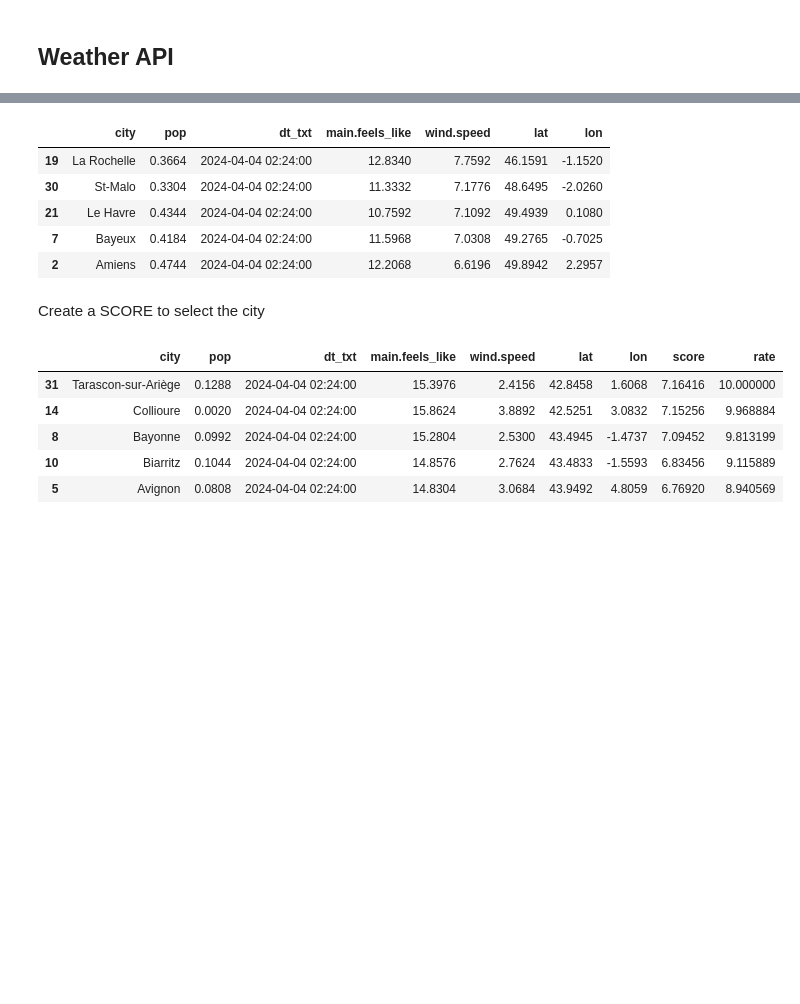
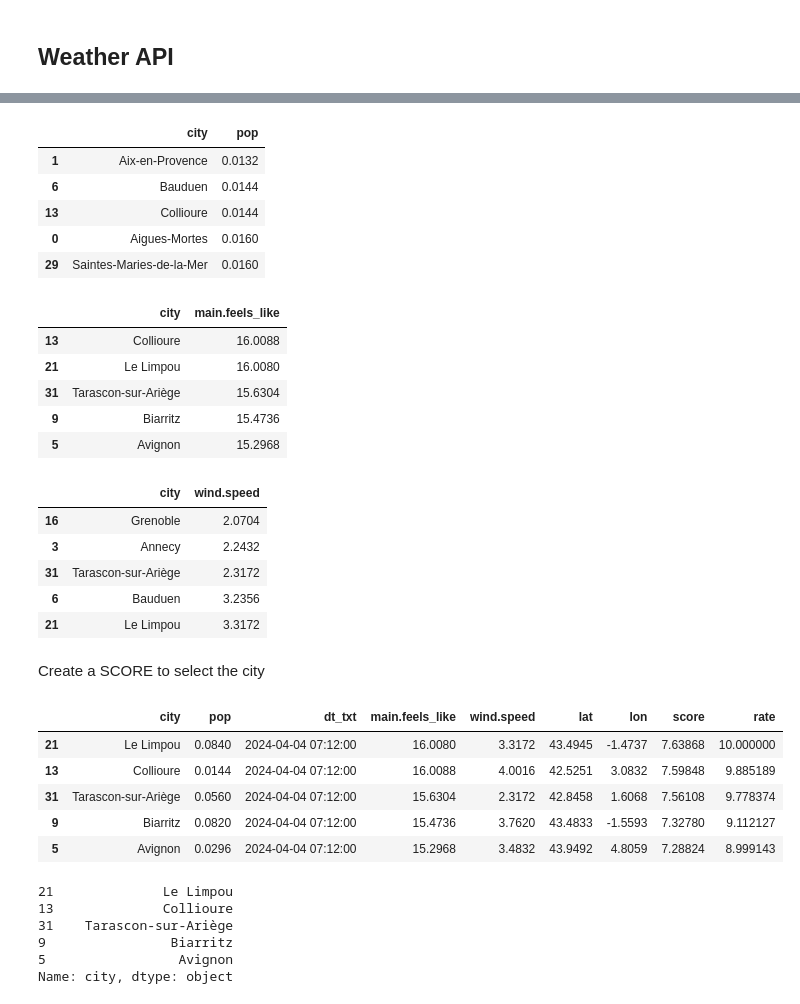
Before and after one commit to 2nzi/JEDHA-Projet-2-Kayak, a Jupyter notebook: API_city_weather.ipynb, the cells around one changed output, grey strips where cells are left out. Saved outputs shown, nothing was run; the diff lists cells and outputs as text; code cells hidden in the pictures; blank space fills up the shorter version.

```diff
--- a/API_city_weather.ipynb
+++ b/API_city_weather.ipynb
@@ -177,6 +92,5 @@ pd.json_normalize(pd.json_normalize(weather_cities)['list'][34])['weather'][0]
 # %%
-
-combined_df = pd.DataFrame()
+weather_datas = pd.DataFrame()
 
 for id, city in enumerate(pd.json_normalize(weather_cities)['city.name']):
 
@@ -185,10 +99,9 @@ for id, city in enumerate(pd.json_normalize(weather_cities)['city.name']):
     df3['lat'] = pd.json_normalize(weather_cities)["city.coord.lat"][id]
     df3['lon'] = pd.json_normalize(weather_cities)["city.coord.lon"][id]
 
-    combined_df = pd.concat([combined_df, df3])
+    weather_datas = pd.concat([weather_datas, df3])
 
-combined_df['dt_txt'] = pd.to_datetime(combined_df['dt_txt'])
-display(combined_df)
-# display(combined_df.groupby('city').describe().reset_index())
+weather_datas['dt_txt'] = pd.to_datetime(weather_datas['dt_txt'])
+display(weather_datas.head(3))
 # %% [output]
 |  | dt | weather | visibility | pop | dt_txt | main.temp | main.feels_like | main.temp_min | ... |
@@ -215,22 +113,33 @@ combined_df.head(2)
 col_drop = ['dt', 'weather', 'visibility', 'main.temp', 'main.temp_min', 'main.temp_max', 'main.pressure','main.sea_level',
             'main.grnd_level', 'main.humidity', 'main.temp_kf', 'clouds.all', 'wind.deg', 'wind.gust', 'rain.3h']
 
-combined_df.drop(columns=col_drop, inplace=True)
+weather_datas.drop(columns=col_drop, inplace=True)
 # %%
-#select days weather
-weather_day = combined_df[combined_df['sys.pod']=='d'].drop(columns='sys.pod')
+weather_during_day = weather_datas[weather_datas['sys.pod']=='d'].drop(columns='sys.pod')
 # %%
-weather_day_mean = weather_day.groupby('city').mean().reset_index()
+weather_day_mean = weather_during_day.groupby('city').mean().reset_index()
 # %%
-weather_day_mean.sort_values('pop',ascending=False).head()
-weather_day_mean.sort_values('main.feels_like',ascending=False).head()
-weather_day_mean.sort_values('wind.speed',ascending=False).head()
+display(weather_day_mean[['city','pop']].sort_values('pop').head())
+display(weather_day_mean[['city','main.feels_like']].sort_values('main.feels_like',ascending=False).head())
+display(weather_day_mean[['city','wind.speed']].sort_values('wind.speed').head())
 # %% [output]
-|  | city | pop | dt_txt | main.feels_like | wind.speed | lat | lon |
-| 19 | La Rochelle | 0.3664 | 2024-04-04 02:24:00 | 12.8340 | 7.7592 | 46.1591 | -1.1520 |
-| 30 | St-Malo | 0.3304 | 2024-04-04 02:24:00 | 11.3332 | 7.1776 | 48.6495 | -2.0260 |
-| 21 | Le Havre | 0.4344 | 2024-04-04 02:24:00 | 10.7592 | 7.1092 | 49.4939 | 0.1080 |
-| 7 | Bayeux | 0.4184 | 2024-04-04 02:24:00 | 11.5968 | 7.0308 | 49.2765 | -0.7025 |
-| 2 | Amiens | 0.4744 | 2024-04-04 02:24:00 | 12.2068 | 6.6196 | 49.8942 | 2.2957 |
+|  | city | pop |
+| 1 | Aix-en-Provence | 0.0132 |
+| 6 | Bauduen | 0.0144 |
+| 13 | Collioure | 0.0144 |
+| 0 | Aigues-Mortes | 0.0160 |
+| 29 | Saintes-Maries-de-la-Mer | 0.0160 |
+|  | city | main.feels_like |
+| 13 | Collioure | 16.0088 |
+| 21 | Le Limpou | 16.0080 |
+| 31 | Tarascon-sur-Ariège | 15.6304 |
+| 9 | Biarritz | 15.4736 |
+| 5 | Avignon | 15.2968 |
+|  | city | wind.speed |
+| 16 | Grenoble | 2.0704 |
+| 3 | Annecy | 2.2432 |
+| 31 | Tarascon-sur-Ariège | 2.3172 |
+| 6 | Bauduen | 3.2356 |
+| 21 | Le Limpou | 3.3172 |
 # %% [markdown]
 Create a SCORE to select the city
@@ -241,24 +146,19 @@ weather_day_mean.sort_values('wind.speed',ascending=False)
 # %%
+weights = {'pop': -0.4, 'main.feels_like': 0.5, 'wind.speed': -0.1}
 
-# Assign weights to each metric
-weights = {'pop': -0.4, 'main.feels_like': 0.5, 'wind.speed': -0.2}
-
-# Calculate the weighted score for each city
 weather_day_mean['score'] = (weather_day_mean['pop'] * weights['pop'] +
                              weather_day_mean['main.feels_like'] * weights['main.feels_like'] +
                              weather_day_mean['wind.speed'] * weights['wind.speed'])
 
-# Normalize the score to a rate between 0 and 10
 min_score = weather_day_mean['score'].min()
 max_score = weather_day_mean['score'].max()
 weather_day_mean['rate'] = 10 * (weather_day_mean['score'] - min_score) / (max_score - min_score)
 
-# display(weather_day_mean.sort_values('rate',ascending=False))
 display(weather_day_mean.sort_values('rate',ascending=False).head())
 # %% [output]
 |  | city | pop | dt_txt | main.feels_like | wind.speed | lat | lon | score | rate |
-| 31 | Tarascon-sur-Ariège | 0.1288 | 2024-04-04 02:24:00 | 15.3976 | 2.4156 | 42.8458 | 1.6068 | 7.16416 | 10.000000 |
-| 14 | Collioure | 0.0020 | 2024-04-04 02:24:00 | 15.8624 | 3.8892 | 42.5251 | 3.0832 | 7.15256 | 9.968884 |
-| 8 | Bayonne | 0.0992 | 2024-04-04 02:24:00 | 15.2804 | 2.5300 | 43.4945 | -1.4737 | 7.09452 | 9.813199 |
-| 10 | Biarritz | 0.1044 | 2024-04-04 02:24:00 | 14.8576 | 2.7624 | 43.4833 | -1.5593 | 6.83456 | 9.115889 |
-| 5 | Avignon | 0.0808 | 2024-04-04 02:24:00 | 14.8304 | 3.0684 | 43.9492 | 4.8059 | 6.76920 | 8.940569 |
+| 21 | Le Limpou | 0.0840 | 2024-04-04 07:12:00 | 16.0080 | 3.3172 | 43.4945 | -1.4737 | 7.63868 | 10.000000 |
+| 13 | Collioure | 0.0144 | 2024-04-04 07:12:00 | 16.0088 | 4.0016 | 42.5251 | 3.0832 | 7.59848 | 9.885189 |
+| 31 | Tarascon-sur-Ariège | 0.0560 | 2024-04-04 07:12:00 | 15.6304 | 2.3172 | 42.8458 | 1.6068 | 7.56108 | 9.778374 |
+| 9 | Biarritz | 0.0820 | 2024-04-04 07:12:00 | 15.4736 | 3.7620 | 43.4833 | -1.5593 | 7.32780 | 9.112127 |
+| 5 | Avignon | 0.0296 | 2024-04-04 07:12:00 | 15.2968 | 3.4832 | 43.9492 | 4.8059 | 7.28824 | 8.999143 |
@@ -264,0 +181,10 @@ display(weather_day_mean.sort_values('rate',ascending=False).head())
+# %%
+top5_cities = weather_day_mean.sort_values('rate',ascending=False).head()
+top5_cities['city']
+# %% [output]
+21              Le Limpou
+13              Collioure
+31    Tarascon-sur-Ariège
+9                Biarritz
+5                 Avignon
+Name: city, dtype: object
```
Also changed, not shown: parts of 14 cells of this notebook, 1 other file.
